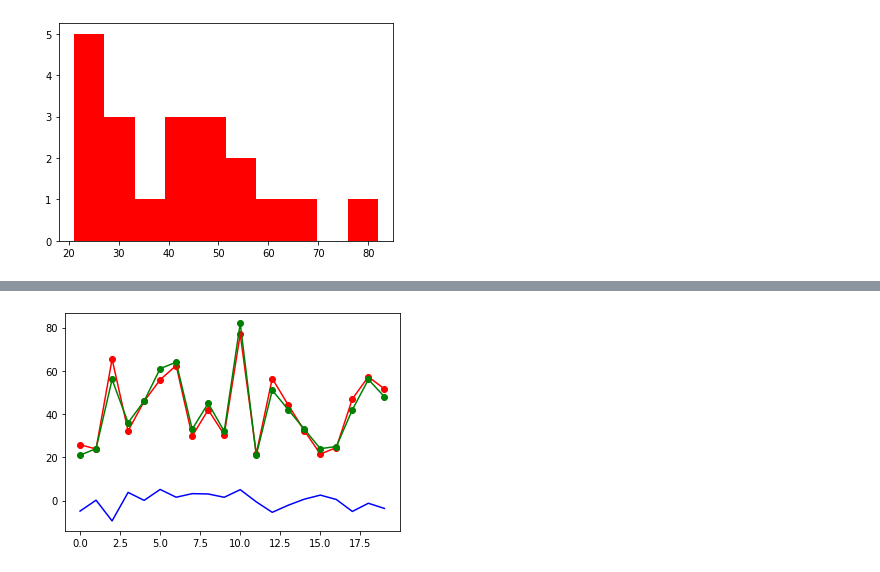
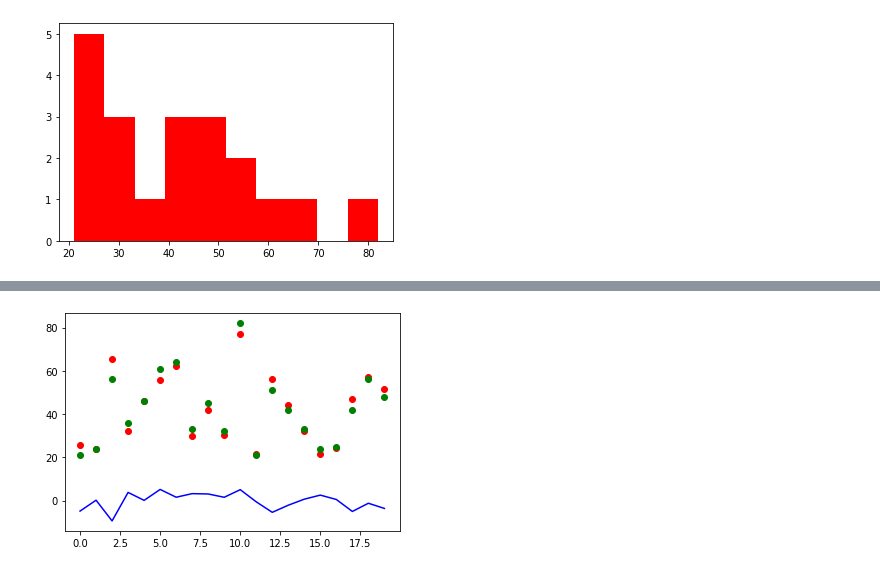
Before and after one commit to DrXlor/ML_BioAge, a Jupyter notebook: BioAge_from_CPG.ipynb, the cells around one changed output, grey strips where cells are left out. Drawn from its saved outputs; the diff is of its cells as text; code cells hidden in the pictures.

```diff
--- a/BioAge_from_CPG.ipynb
+++ b/BioAge_from_CPG.ipynb
@@ -177,8 +205,8 @@ MAE:  2.9774550729400913 MSE:  14.215031067760119
 # %%
-plt.plot(y_pred, "bo-", c="r")
-plt.plot(y_test, "bo-", c="g")
+plt.plot(y_pred, "o", c="r")
+plt.plot(y_test, "o", c="g")
 plt.plot(y_test - y_pred, c="b")
 plt.show()
 # %% [output]
-[figure, old version]
+[figure, new version]
 # %%
```
Also changed, not shown: parts of 4 cells of this notebook.
